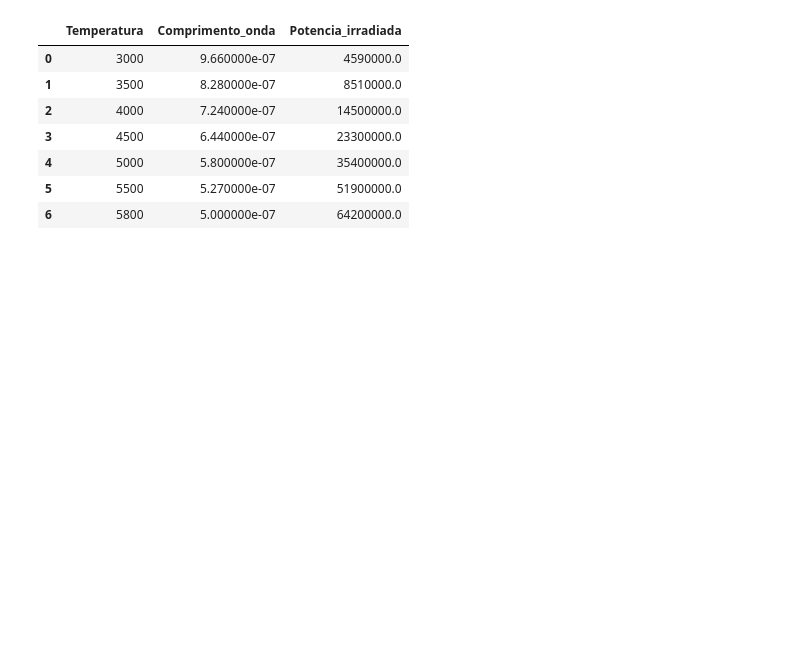
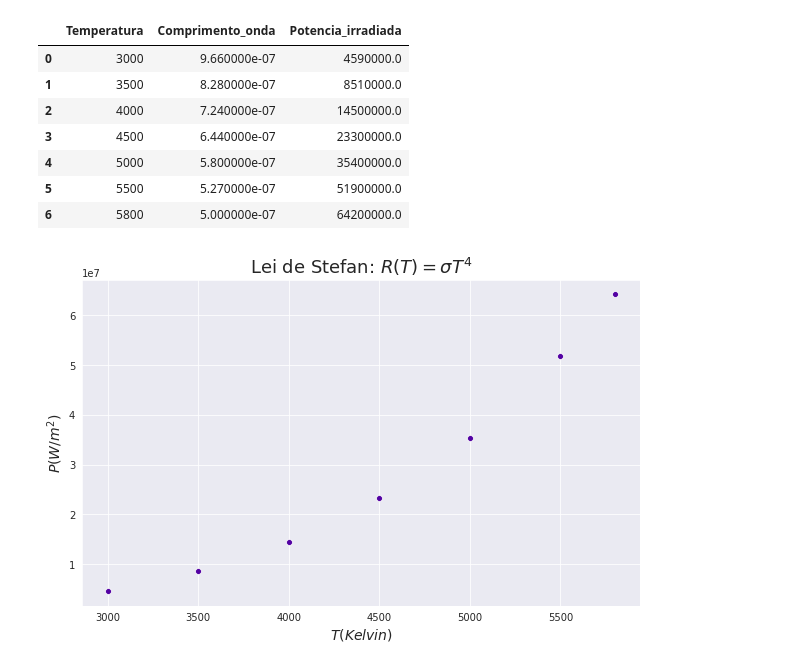
Before and after one commit to ConradBitt/LaboratorioFisicaModerna, a Jupyter notebook: Laboratório de Física Moderna.ipynb, the cells around one changed output. Cells and saved outputs as stored; diff of their text form; code cells hidden in the pictures; blank space fills up the shorter version.

```diff
--- a/Laboratório de Física Moderna.ipynb
+++ b/Laboratório de Física Moderna.ipynb
@@ -158,3 +175,15 @@ dados_lei_stefan
 | 4 | 5000 | 5.800000e-07 | 35400000.0 |
 | 5 | 5500 | 5.270000e-07 | 51900000.0 |
 | 6 | 5800 | 5.000000e-07 | 64200000.0 |
+# %%
+plt.figure(figsize=(10,6))
+
+ax_lei_stefan = sns.scatterplot(x='Temperatura',
+                             y='Potencia_irradiada',
+                             data=dados_lei_stefan)
+
+ax_lei_stefan.set_title('Lei de Stefan: $R(T) = \sigma T^{4}$', fontsize=18)
+ax_lei_stefan.set(xlabel=r'$T$($Kelvin$)', ylabel=r'$P$($W/m^{2}$)')
+plt.rcParams["axes.labelsize"] = 16
+# %% [output]
+[figure, added]
```
Also changed, not shown: parts of 5 cells of this notebook.
